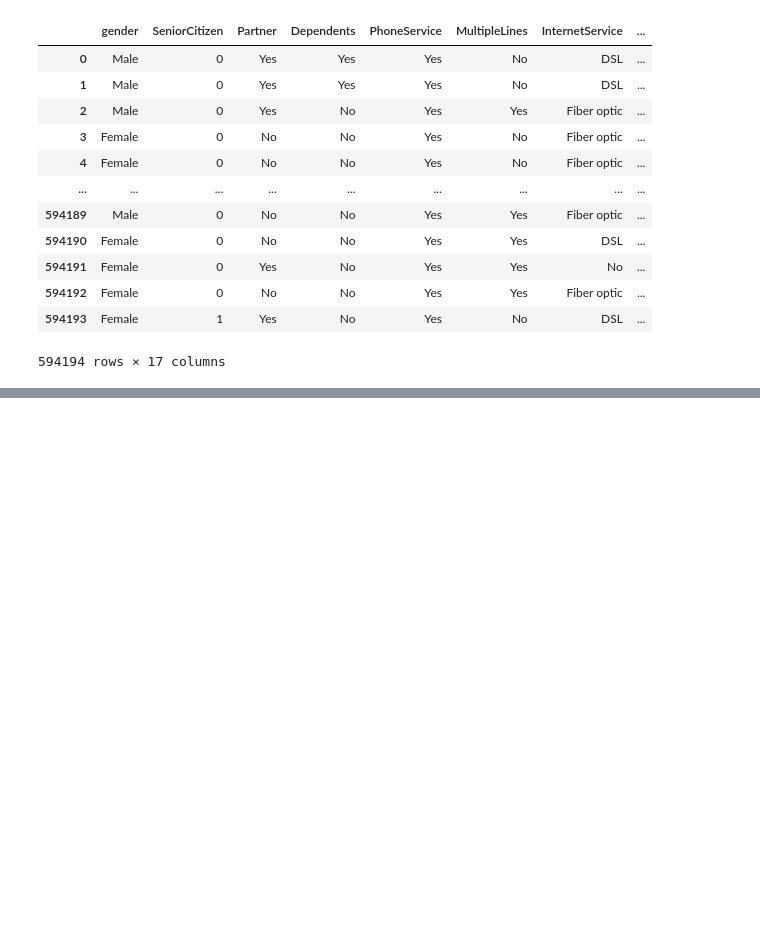
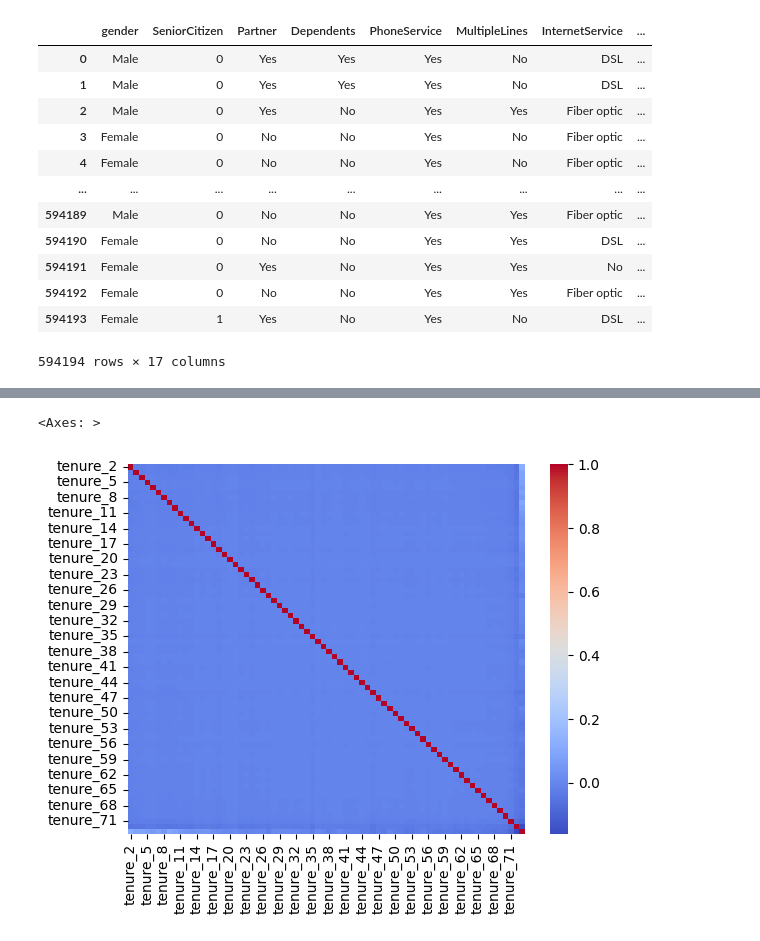
Before and after one commit to Peeyush4/Kaggle-Data-Science-Practice, a Jupyter notebook: Mar2026/data_analysis.ipynb, the cells around one changed output, grey strips where cells are left out. Drawn from its saved outputs; the diff is of its cells as text; code cells hidden in the pictures; blank space fills up the shorter version.

Commit message:
fix: update data analysis notebook with new relationships and execution counts

```diff
--- a/Mar2026/data_analysis.ipynb
+++ b/Mar2026/data_analysis.ipynb
@@ -307,3 +311,9 @@ data[categorical_cols + confusion_cols]
 | 594192 | Female | 0 | No | No | Yes | Yes | Fiber optic | ... |
 | 594193 | Female | 1 | Yes | No | Yes | No | DSL | ... |
 594194 rows × 17 columns
+# %%
+tenure_cat = OneHotEncoder(drop='first', sparse_output=False)
+tenure_cat_data = tenure_cat.fit_transform(data[confusion_cols])
+tenure_cat_df = pd.DataFrame(tenure_cat_data, columns=tenure_cat.get_feature_names_out(confusion_cols))
+tenure_cat_df = pd.concat([tenure_cat_df, data["target"]], axis=1)
+tenure_cat_df.head()
@@ -309,0 +328,5 @@ data[categorical_cols + confusion_cols]
+# %%
+sns.heatmap(tenure_cat_df.corr(), cmap='coolwarm')
+# %% [output]
+<Axes: >
+[figure, added]
```
Also changed, not shown: parts of 10 cells of this notebook.
